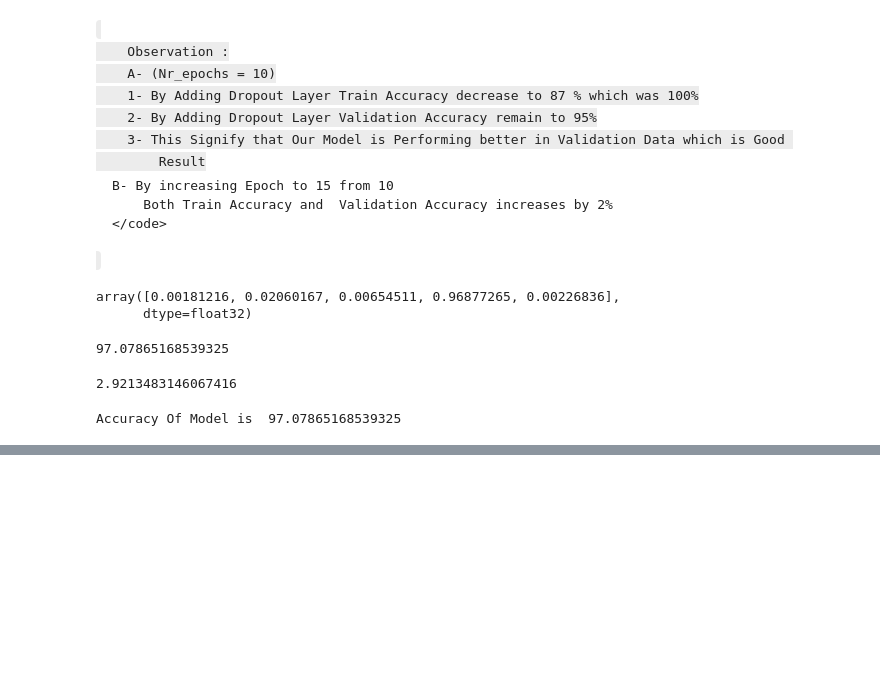
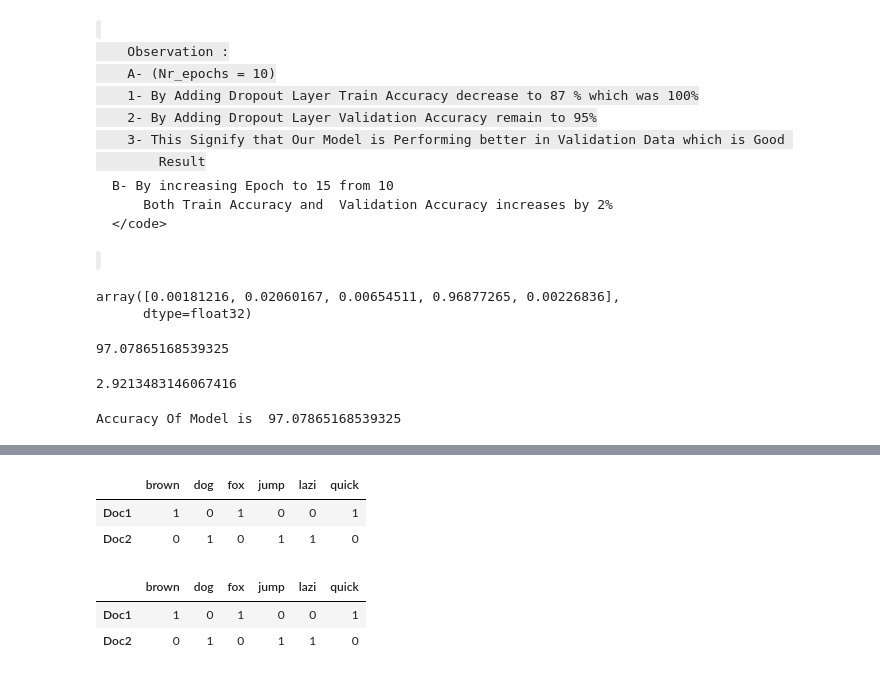
Before and after one commit to Hello49/multiclass, a Jupyter notebook: Model.ipynb, the cells around one changed output, grey strips where cells are left out. Cells and saved outputs as stored; diff of their text form; code cells hidden in the pictures; blank space fills up the shorter version.

Commit message:
Did Some Custom Preprocessing on CountVectorizer

```diff
--- a/Model.ipynb
+++ b/Model.ipynb
@@ -113,6 +113,7 @@ data.head()
 | 4 | 3 | ocean s twelve raids box office o... |
 # %%
 stopwords = [ "a", "about", "above", "after", "again", "against", "all", "am", "an", "and", "any", "are", "as", "at", "be", "because", "been", "before", "being", "below", "between", "both", "but", "by", "could", "did", "do", "does", "doing", "down", "during", "each", "few", "for", "from", "further", "had", "has", "have", "having", "he", "he'd", "he'll", "he's", "her", "here", "here's", "hers", "herself", "him", "himself", "his", "how", "how's", "i", "i'd", "i'll", "i'm", "i've", "if", "in", "into", "is", "it", "it's", "its", "itself", "let's", "me", "more", "most", "my", "myself", "nor", "of", "on", "once", "only", "or", "other", "ought", "our", "ours", "ourselves", "out", "over", "own", "same", "she", "she'd", "she'll", "she's", "should", "so", "some", "such", "than", "that", "that's", "the", "their", "theirs", "them", "themselves", "then", "there", "there's", "these", "they", "they'd", "they'll", "they're", "they've", "this", "those", "through", "to", "too", "under", "until", "us","up", "very", "was", "we", "we'd", "we'll", "we're", "we've","will","well","shall", "were", "what", "what's", "when", "when's", "where", "where's", "which", "while", "who", "who's", "whom", "why", "why's", "with", "would", "you","your's" "you'd", "you'll", "you're", "you've", "your", "yours", "yourself", "yourselves","one","two","three","four","five","six","seven","ten","eight","nine","hundred","thousand","million","billion","doller","time","year","date"]
+stopwords.sort()
 # %%
 # continue
 # hold
@@ -518,0 +545,9 @@ Accuracy Of Model is  97.07865168539325
+# %%
+def preprocessing(message):
+    message = re.sub(r'([!,.@$%&<>?:;()+-/^0-9|]+)|(http\S+)|(#\S+)', '', message)
+    message=re.sub(r'[#@]\S+',"",message)
+    message=re.sub(r'\.',"",message)
+    #words=word_tokenize(message)
+    words=message.split()
+    filtered_words =[stemmer.stem(word.lower()) for word in words if not word.lower() in stopwords]
+    return " ".join(filtered_words)
@@ -518,0 +618,30 @@ Accuracy Of Model is  97.07865168539325
+# %%
+corpora = [
+    'The quick brown fox&#x0002E;',
+    'jumped over the lazy dog&#x00021;'
+]
+
+cvec = CountVectorizer(stop_words=stopwords,min_df=1,preprocessor=preprocessing)
+wm = cvec.fit_transform(corpora)
+tokens = cvec.get_feature_names()
+pd.DataFrame(data=wm.toarray(), index=['Doc1', 'Doc2'],
+             columns=tokens)
+# %% [output]
+|  | brown | dog | fox | jump | lazi | quick |
+| Doc1 | 1 | 0 | 1 | 0 | 0 | 1 |
+| Doc2 | 0 | 1 | 0 | 1 | 1 | 0 |
+# %%
+corpora = [
+    'The quick brown fox&#x0002E;',
+    'jumped over the lazy dog&#x00021;'
+]
+
+cvec = CountVectorizer(preprocessor=preprocessing)
+wm = cvec.fit_transform(corpora)
+tokens = cvec.get_feature_names()
+pd.DataFrame(data=wm.toarray(), index=['Doc1', 'Doc2'],
+             columns=tokens)
+# %% [output]
+|  | brown | dog | fox | jump | lazi | quick |
+| Doc1 | 1 | 0 | 1 | 0 | 0 | 1 |
+| Doc2 | 0 | 1 | 0 | 1 | 1 | 0 |
```
Also changed, not shown: parts of 14 cells of this notebook.
